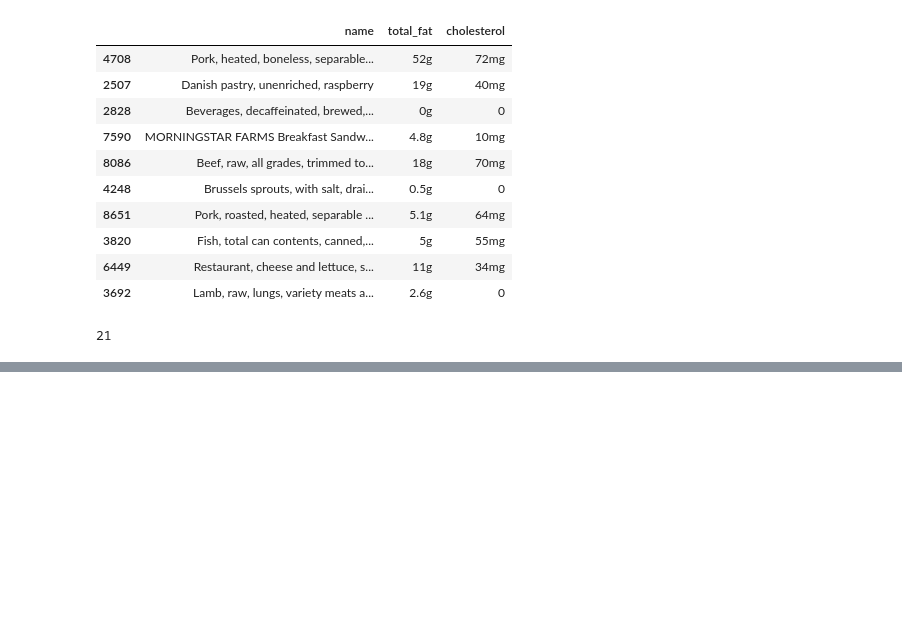
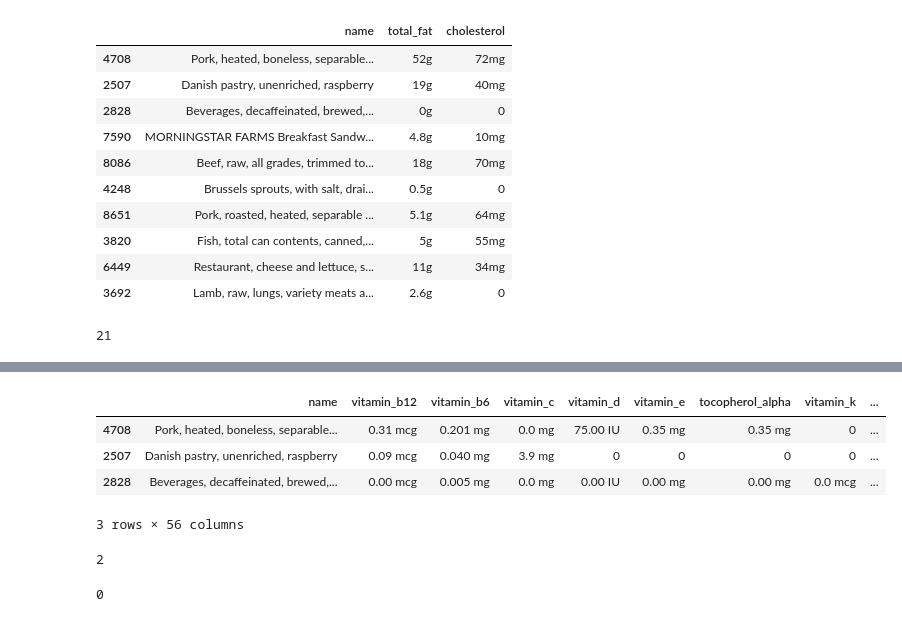
Before and after one commit to tasnimxpress/Python-for-Data-Science, a Jupyter notebook: Pandas/09.ReadData.ipynb, the cells around one changed output, grey strips where cells are left out. Cells and saved outputs as stored; diff of their text form; code cells hidden in the pictures; blank space fills up the shorter version.

```diff
--- a/Pandas/09.ReadData.ipynb
+++ b/Pandas/09.ReadData.ipynb
@@ -551,0 +571,16 @@ new_df.iloc[1:4, 21:]
+# %%
+new_df.iloc[0:3, [0] + list(labels)]
+# %% [output]
+|  | name | vitamin_b12 | vitamin_b6 | vitamin_c | vitamin_d | vitamin_e | tocopherol_alpha | vitamin_k | ... |
+| 4708 | Pork, heated, boneless, separable... | 0.31 mcg | 0.201 mg | 0.0 mg | 75.00 IU | 0.35 mg | 0.35 mg | 0 | ... |
+| 2507 | Danish pastry, unenriched, raspberry | 0.09 mcg | 0.040 mg | 3.9 mg | 0 | 0 | 0 | 0 | ... |
+| 2828 | Beverages, decaffeinated, brewed,... | 0.00 mcg | 0.005 mg | 0.0 mg | 0.00 IU | 0.00 mg | 0.00 mg | 0.0 mcg | ... |
+3 rows × 56 columns
+# %%
+new_df.columns.get_loc('calories')
+# %% [output]
+2
+# %%
+new_df.iat[2, 2]
+# %% [output]
+0
```
Also changed, not shown: parts of 4 cells of this notebook.
